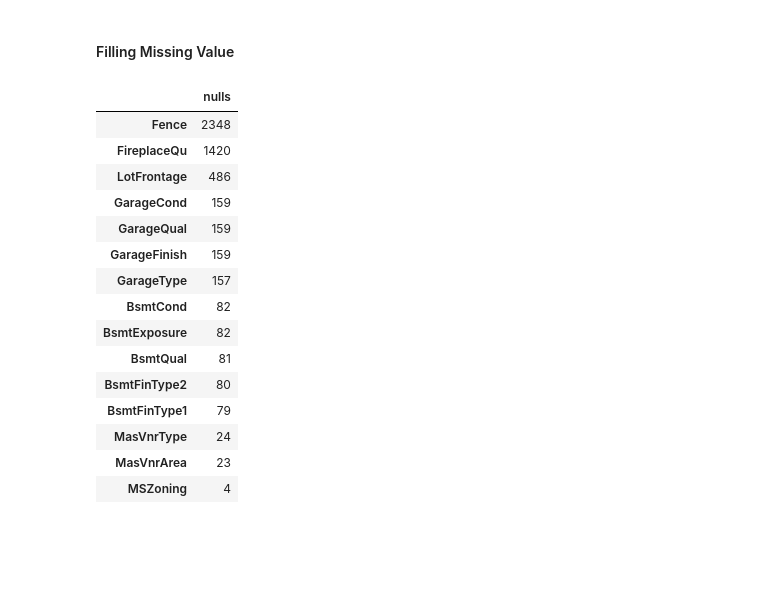
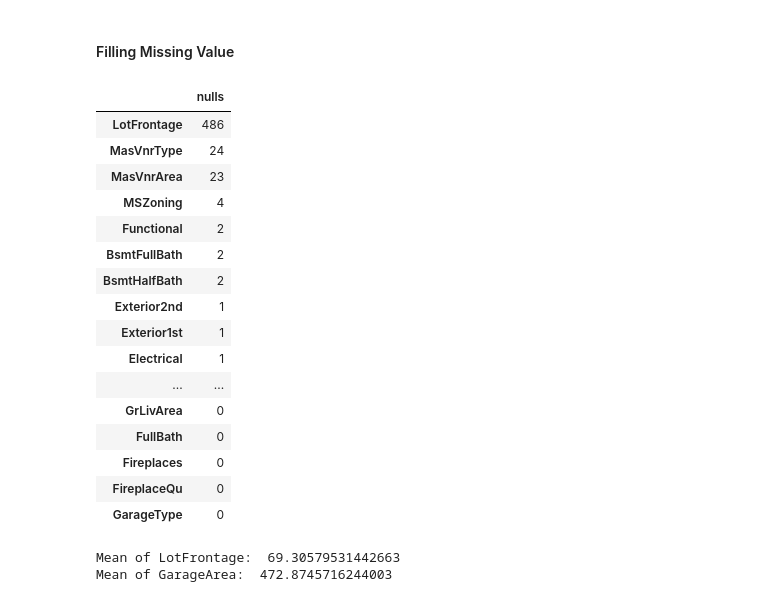
Before and after one commit to sumitk87549/Kaggle-getting-started, a Jupyter notebook: HousePriceAdvancedRegression/HousingPricesADV.ipynb, the cells around one changed output. Cells and saved outputs as stored; diff of their text form; code cells hidden in the pictures; blank space fills up the shorter version.

```diff
--- a/HousePriceAdvancedRegression/HousingPricesADV.ipynb
+++ b/HousePriceAdvancedRegression/HousingPricesADV.ipynb
@@ -280,24 +280,25 @@ x.shape
 # %% [markdown]
 #### Filling Missing Value
 # %%
-pd.DataFrame(x.isnull().sum(), columns=['nulls']).sort_values(by=['nulls'],ascending=False).head(15)
+pd.DataFrame(x.isnull().sum(), columns=['nulls']).sort_values(by=['nulls'],ascending=False).head(25)
 # %% [output]
 |  | nulls |
-| Fence | 2348 |
-| FireplaceQu | 1420 |
 | LotFrontage | 486 |
-| GarageCond | 159 |
-| GarageQual | 159 |
-| GarageFinish | 159 |
-| GarageType | 157 |
-| BsmtCond | 82 |
-| BsmtExposure | 82 |
-| BsmtQual | 81 |
-| BsmtFinType2 | 80 |
-| BsmtFinType1 | 79 |
 | MasVnrType | 24 |
 | MasVnrArea | 23 |
 | MSZoning | 4 |
+| Functional | 2 |
+| BsmtFullBath | 2 |
+| BsmtHalfBath | 2 |
+| Exterior2nd | 1 |
+| Exterior1st | 1 |
+| Electrical | 1 |
+| ... | ... |
+| GrLivArea | 0 |
+| FullBath | 0 |
+| Fireplaces | 0 |
+| FireplaceQu | 0 |
+| GarageType | 0 |
 # %%
 null_cats = ['GarageType','GarageFinish','BsmtFinType2','BsmtExposure','BsmtFinType1',
        'GarageCond','GarageQual','BsmtCond','BsmtQual','FireplaceQu','Fence',"KitchenQual",
@@ -306,0 +312,6 @@ x[cat] = x[cat].fillna
+# %%
+print("Mean of LotFrontage: ", x['LotFrontage'].mean())
+print("Mean of GarageArea: ", x['GarageArea'].mean())
+# %% [output]
+Mean of LotFrontage:  69.30579531442663
+Mean of GarageArea:  472.8745716244003
```
Also changed, not shown: parts of 9 cells of this notebook, 5 other files.
